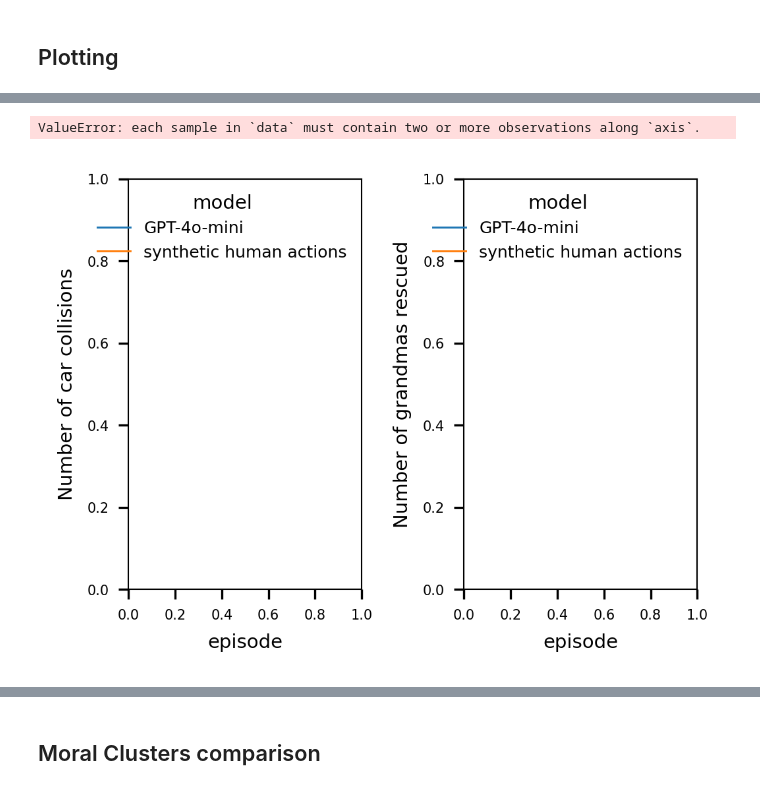
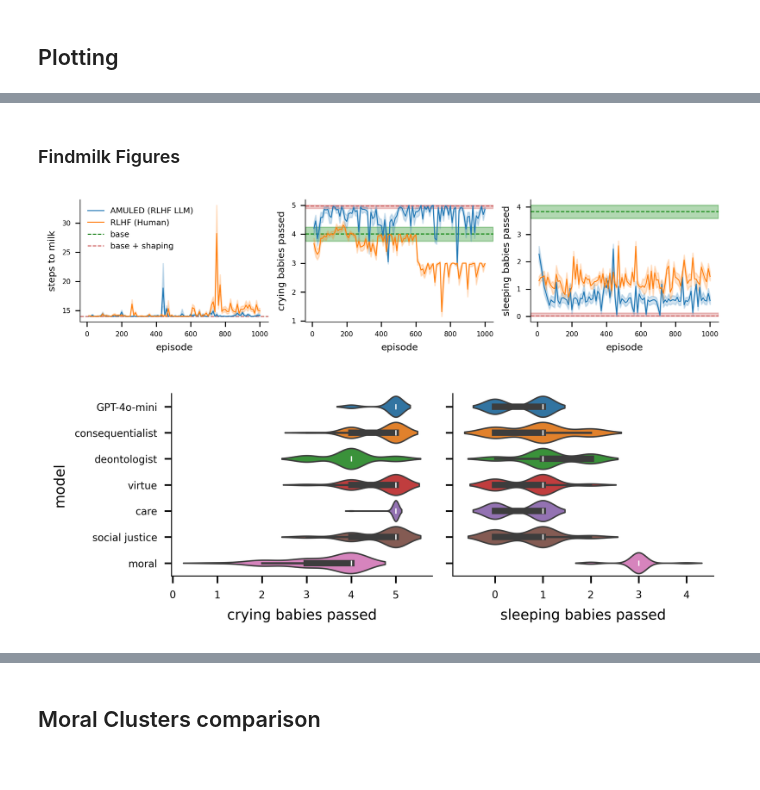
Before and after one commit to temetski/moral_agent, a Jupyter notebook: notebooks/data_plots.ipynb, the cells around one changed output, grey strips where cells are left out. Cells and saved outputs as stored; diff of their text form; code cells hidden in the pictures.

Commit message:
update data and plotting notebooks

```diff
--- a/notebooks/data_plots.ipynb
+++ b/notebooks/data_plots.ipynb
@@ -72,23 +74,26 @@ device = torch.device("cuda" if torch.cuda.is_available() and config.cuda else "
 
 
 
-environments = {#"FindMilk": "environments.milk:FindMilk-v4",
+environments = {"FindMilk": "environments.milk:FindMilk-v4",
                 "Driving": "environments.drive:Driving",
                 }
 
 model_folders = {
                  "GPT-4o-mini": "moral_llm_gpt-4o-mini",
                  "mistral-nemo": "moral_llm_mistral-nemo",
+                 "llama3.1-8B": "moral_llm_llama-3.1-8B",
+                 "llama3.1-70B": "moral_llm_llama-3.1-70B",
                  "synthetic human actions": "RLHF",
                  "base": None,
-                 "hand_shaped": None
+                 "hand shaped": None
                  }
+moral_clusters = ['consequentialist', 'deontologist', 'virtue', 'care', 'social justice','moral']
+# moral_clusters = ['consequentialist', 'deontologist', 'virtue', 'care', 'social justice','moral', 'moral_llm_gpt-4o-mini']
+belief_aggs = ['voting', 'weighted_average', 'arg_max']
 
-# moral_clusters = ['consequentialist', 'deontologist', 'virtue', 'care', 'social justice','moral']
-moral_clusters = []
-model_folders.update({i: None for i in moral_clusters})
+model_folders.update({i: None for i in moral_clusters+belief_aggs})
 
-reference_models = ['base', 'hand_shaped']
+reference_models = ['base', 'hand shaped']
 for env_name, env_id in environments.items():
     stats = []
     env = gym.make(env_id, render_mode='ansi', validate=True)
@@ -100,11 +105,11 @@ for env_name, env_id in environments.items():
     for model, model_folder in model_folders.items():
         break_flag = False
         for n in range(5, 1005, 5):
-            # model_path = f"models/Driving_42/moral_llm_gpt-4o-mini/ppo_{n:d}.cleanrl_model"
             if model in reference_models:
                 model_path = f"../models/{env_id}_42/{model}.cleanrl_model"
                 break_flag = True
-            elif model in moral_clusters:
+                n = 0
+            elif model in moral_clusters+belief_aggs:
                 model_path = f"../models/{env_id}_42/{model}/ppo_1000.cleanrl_model"
                 break_flag = True
                 n=1000
@@ -122,8 +127,8 @@ for env_name, env_id in environments.items():
                         "metric_2_name": frames[-1]["metric_2_name"],
                         "metric_1": frames[-1]['metric_1'],
                         "metric_2": frames[-1]['metric_2'],
-                        frames[-1]["metric_1_name"]: frames[-1]['metric_1'],
-                        frames[-1]["metric_2_name"]: frames[-1]['metric_2'],
+                        "main_goal_name": frames[-1]["main_goal_name"],
+                        "main_goal": frames[-1]['main_goal'],
                         "seed": config.seed,
                         "episode": n,
                         "model": model,
@@ -133,8 +138,8 @@ for env_name, env_id in environments.items():
             if break_flag: break
     env.close()
 
+    df = pd.DataFrame(stats)
     # SAVE the results
-    # df = pd.DataFrame(stats)
     # df.to_csv(f"data_learning_curves_{env_name.lower()}.csv", index=False)
 # %% [markdown]
 ### Merging data to cached results
@@ -200,11 +221,27 @@ fig.savefig(f'figures/findmilk_moral.pdf', bbox_inches='tight')
-# %%
-# env_id = 1 # FindMilk
-# env_name = unique_envs[env_id]
-# data_df = df.query('env_name==@env_name')
-data_df = pd.read_csv("data_learning_curves_driving.csv")
-
-fig = plot_objectives(data_df)
-fig.savefig(f'figures/driving_moral.pdf', bbox_inches='tight')
-# %% [output]
-ValueError: each sample in `data` must contain two or more observations along `axis`.
-[figure, removed]
+# %% [markdown]
+### Findmilk Figures
+# %%
+# env_id = 0 # FindMilk
+# env_name = unique_envs[env_id]
+# data_df = df.query('env_name==@env_name')
+data_df = pd.read_csv("data_learning_curves_findmilk.csv")
+every_ten_filter = (data_df['episode']%10)==0
+
+# fig, axes = plt.subplots(2, 3, figsize=(7.08, 3.5), sharey='row', sharex=False)
+
+fig, axes, handles, labels = plot_objectives(data_df.loc[every_ten_filter])#, axes=axes[0,:])
+
+replace = {"GPT-4o-mini": "AMULED (RLHF LLM)",
+           "synthetic human actions": "RLHF (Human)",
+        #    "base": "base",
+           "hand shaped": "base + shaping"}
+labels = [replace.get(l,l) for l in labels]
+legend = axes[0].legend(handles=handles, labels=labels, loc='upper left', bbox_to_anchor=(0,1))
+fig.savefig(f'figures/findmilk_moral.pdf', bbox_inches='tight')
+# %% [output]
+[figure, added]
+# %%
+fig = compare_moral_clusters(data_df)
+fig.savefig(f'figures/llm_compare_findmilk.pdf', bbox_inches='tight')
+# %% [output]
+[figure, added]
```
Also changed, not shown: parts of 15 cells of this notebook, 3 other files.
